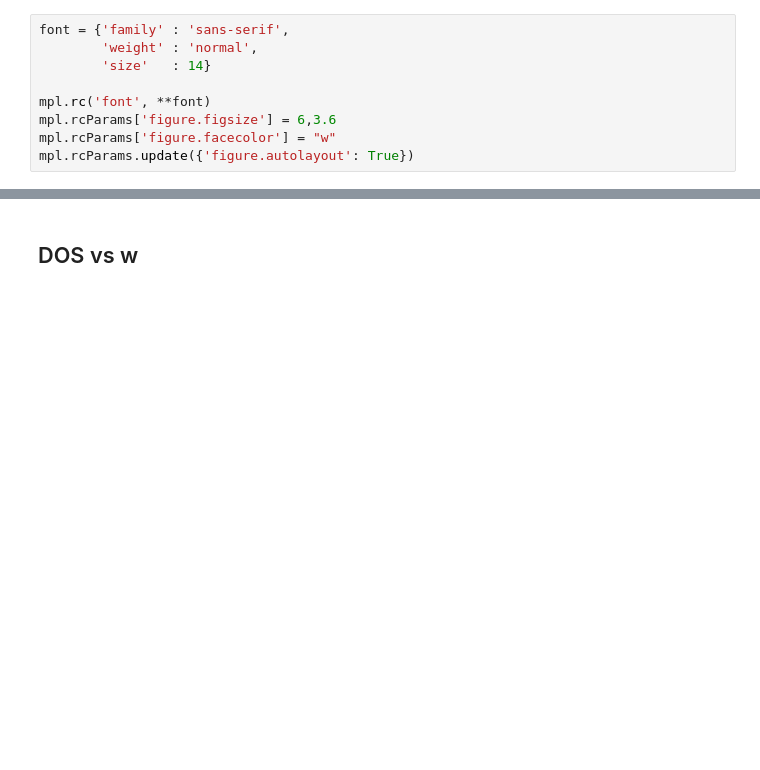
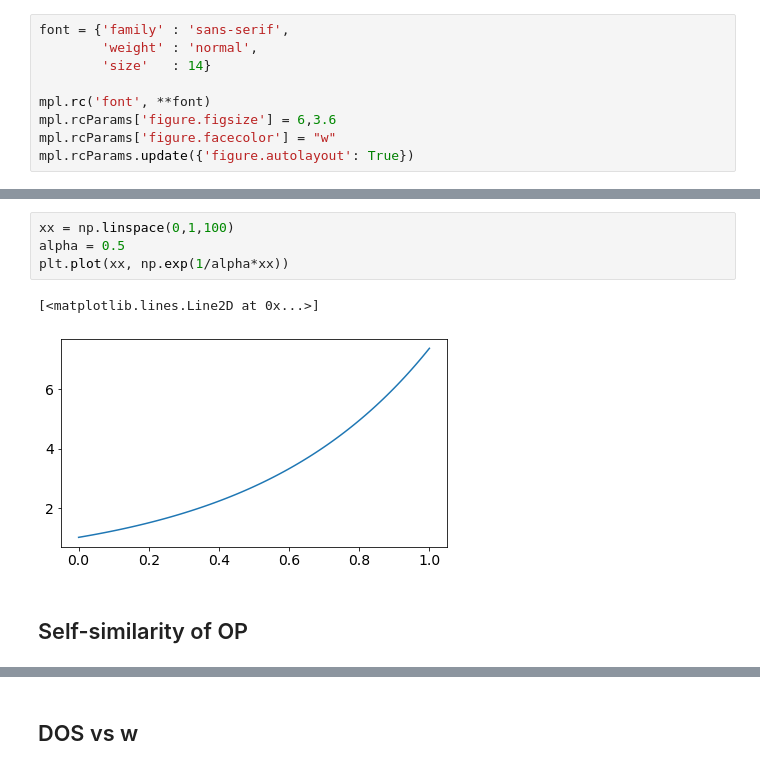
Before and after one commit to gautamra/Superconducting-Fibonacci-chain, a Jupyter notebook: Laboratory.ipynb, the cells around one changed output, grey strips where cells are left out. Drawn from its saved outputs; the diff is of its cells as text; blank space fills up the shorter version.

```diff
--- a/Laboratory.ipynb
+++ b/Laboratory.ipynb
@@ -11,0 +57,9 @@ mpl.rcParams.update({'figure.autolayout': True})
+# %%
+xx = np.linspace(0,1,100)
+alpha = 0.5
+plt.plot(xx, np.exp(1/alpha*xx))
+# %% [output]
+[<matplotlib.lines.Line2D at 0x...>]
+[figure, added]
+# %% [markdown]
+## Self-similarity of OP
```
Also changed, not shown: parts of 14 cells of this notebook, 1 other file.
